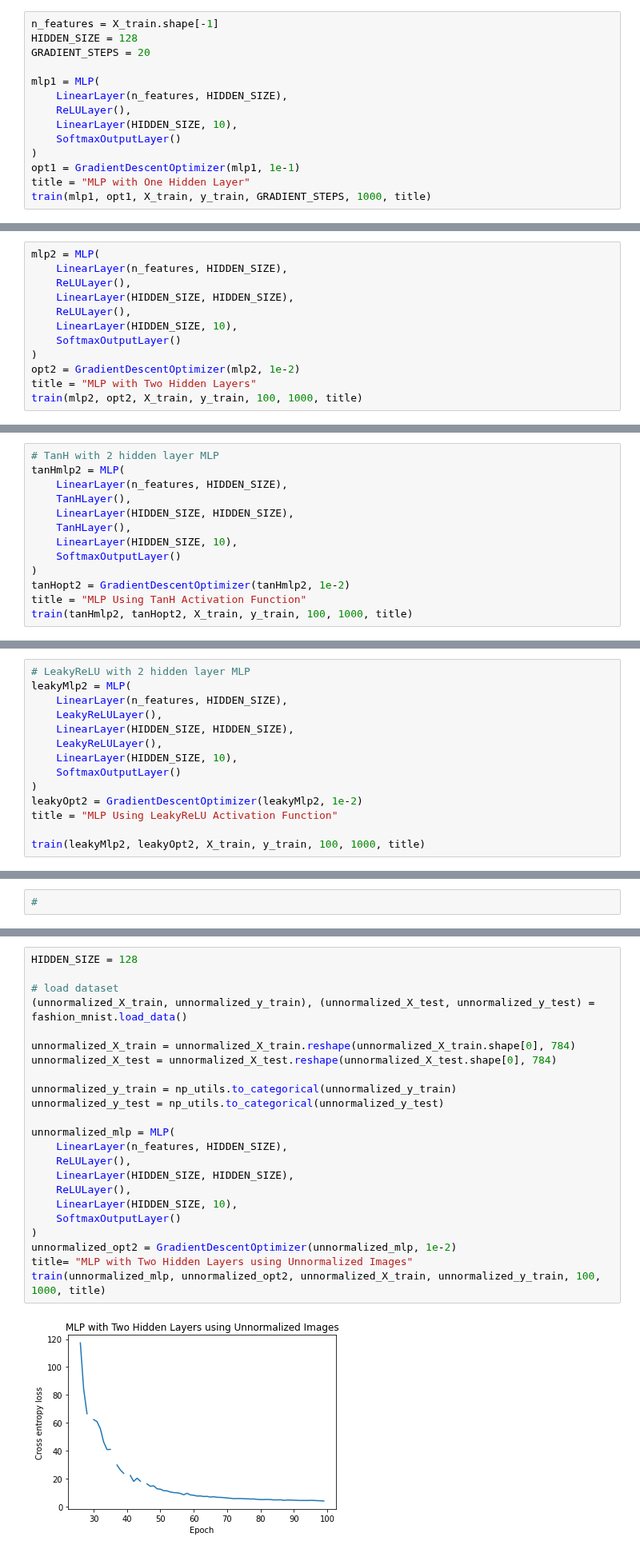
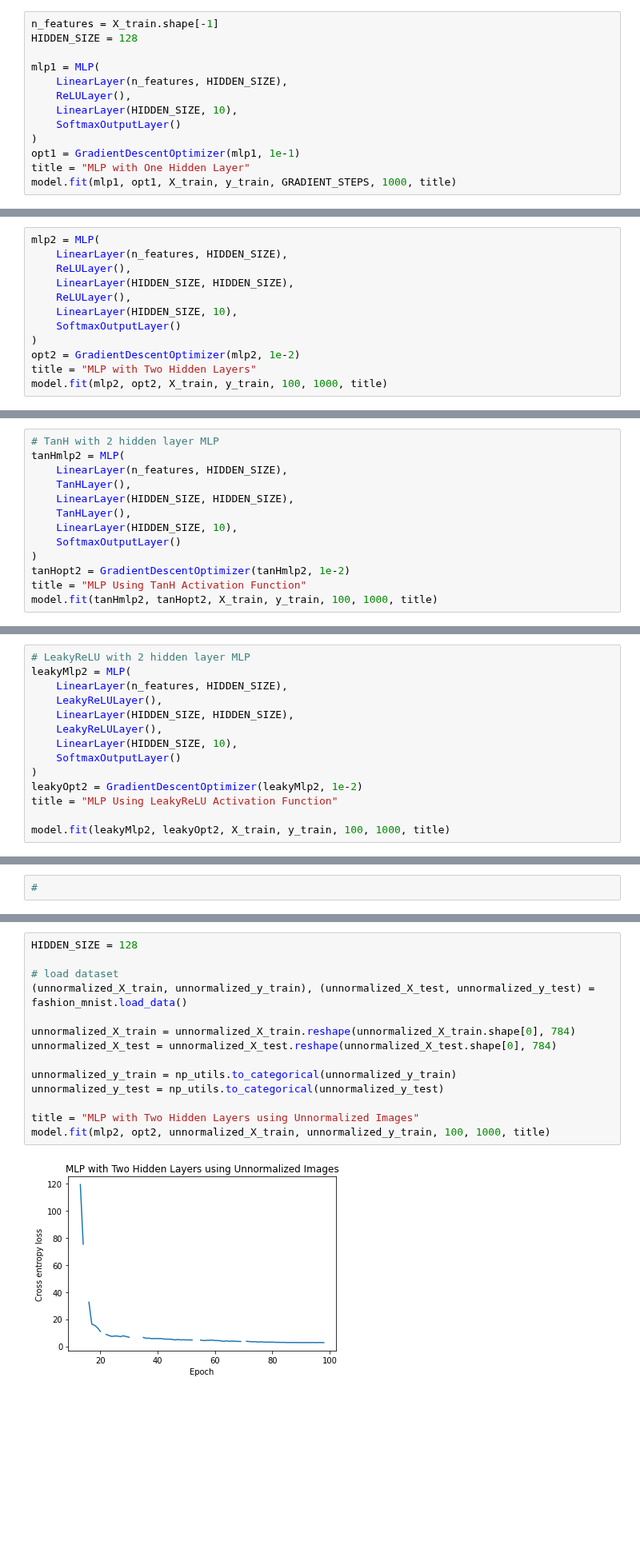
Before and after one commit to acollin19/comp551, a Jupyter notebook: A3/assignment3_group_24.ipynb, the cells around one changed output, grey strips where cells are left out. Shown at 80% size. Drawn from its saved outputs; the diff is of its cells as text; blank space fills up the shorter version.

```diff
--- a/A3/assignment3_group_24.ipynb
+++ b/A3/assignment3_group_24.ipynb
@@ -226,7 +221,6 @@ train(mlp0, opt0, X_train, y_train, GRADIENT_STEPS, 1000, title)
 # %%
 n_features = X_train.shape[-1]
 HIDDEN_SIZE = 128
-GRADIENT_STEPS = 20
 
 mlp1 = MLP(
     LinearLayer(n_features, HIDDEN_SIZE),
@@ -236,5 +230,5 @@ mlp1 = MLP(
 )
 opt1 = GradientDescentOptimizer(mlp1, 1e-1)
 title = "MLP with One Hidden Layer"
-train(mlp1, opt1, X_train, y_train, GRADIENT_STEPS, 1000, title)
+model.fit(mlp1, opt1, X_train, y_train, GRADIENT_STEPS, 1000, title)
 # %% [output]
@@ -252,5 +246,5 @@ mlp2 = MLP(
 )
 opt2 = GradientDescentOptimizer(mlp2, 1e-2)
 title = "MLP with Two Hidden Layers"
-train(mlp2, opt2, X_train, y_train, 100, 1000, title)
+model.fit(mlp2, opt2, X_train, y_train, 100, 1000, title)
 # %% [output]
@@ -310,5 +317,5 @@ tanHmlp2 = MLP(
 )
 tanHopt2 = GradientDescentOptimizer(tanHmlp2, 1e-2)
 title = "MLP Using TanH Activation Function"
-train(tanHmlp2, tanHopt2, X_train, y_train, 100, 1000, title)
+model.fit(tanHmlp2, tanHopt2, X_train, y_train, 100, 1000, title)
 # %% [output]
@@ -326,5 +333,5 @@ leakyMlp2 = MLP(
 leakyOpt2 = GradientDescentOptimizer(leakyMlp2, 1e-2)
 title = "MLP Using LeakyReLU Activation Function"
 
-train(leakyMlp2, leakyOpt2, X_train, y_train, 100, 1000, title)
+model.fit(leakyMlp2, leakyOpt2, X_train, y_train, 100, 1000, title)
 # %% [output]
@@ -347,25 +361,16 @@ Accuracy of MLP with Leaky Relu activation 0.6956.
 # %%
 HIDDEN_SIZE = 128
 
 # load dataset
 (unnormalized_X_train, unnormalized_y_train), (unnormalized_X_test, unnormalized_y_test) = fashion_mnist.load_data()
 
 unnormalized_X_train = unnormalized_X_train.reshape(unnormalized_X_train.shape[0], 784)
 unnormalized_X_test = unnormalized_X_test.reshape(unnormalized_X_test.shape[0], 784)
 
 unnormalized_y_train = np_utils.to_categorical(unnormalized_y_train)
 unnormalized_y_test = np_utils.to_categorical(unnormalized_y_test)
 
-unnormalized_mlp = MLP(
-    LinearLayer(n_features, HIDDEN_SIZE),
-    ReLULayer(),
-    LinearLayer(HIDDEN_SIZE, HIDDEN_SIZE),
-    ReLULayer(),
-    LinearLayer(HIDDEN_SIZE, 10),
-    SoftmaxOutputLayer()
-)
-unnormalized_opt2 = GradientDescentOptimizer(unnormalized_mlp, 1e-2)
-title= "MLP with Two Hidden Layers using Unnormalized Images"
-train(unnormalized_mlp, unnormalized_opt2, unnormalized_X_train, unnormalized_y_train, 100, 1000, title)
+title = "MLP with Two Hidden Layers using Unnormalized Images"
+model.fit(mlp2, opt2, unnormalized_X_train, unnormalized_y_train, 100, 1000, title)
 # %% [output]
-[figure, old version]
+[figure, new version]
```
Also changed, not shown: parts of 31 cells of this notebook.
